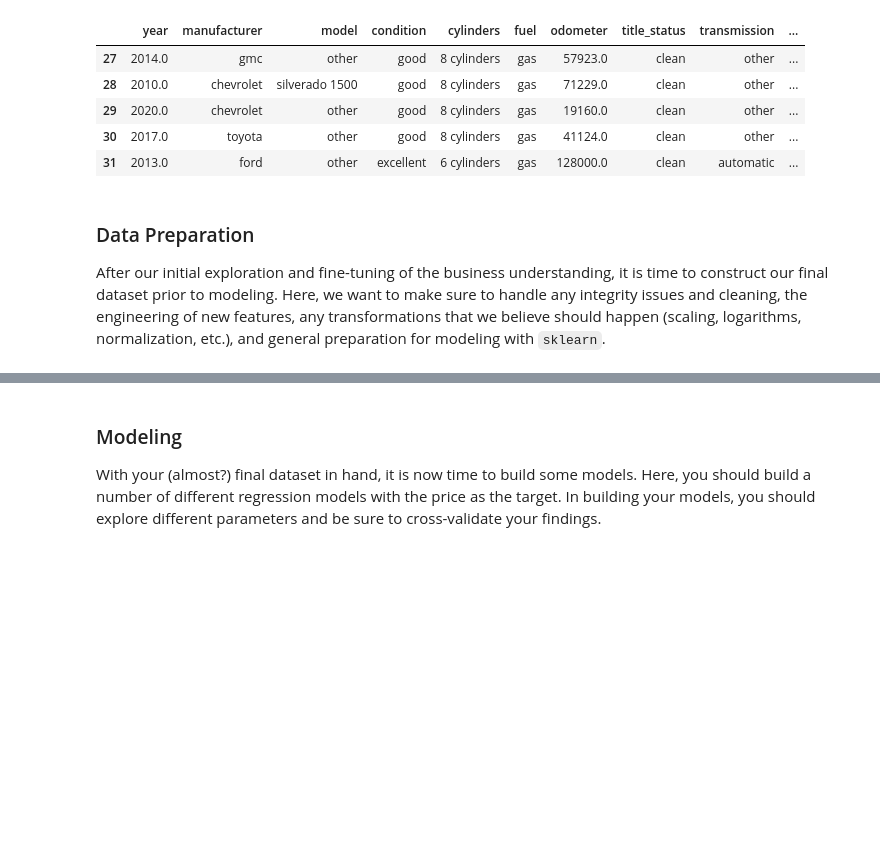
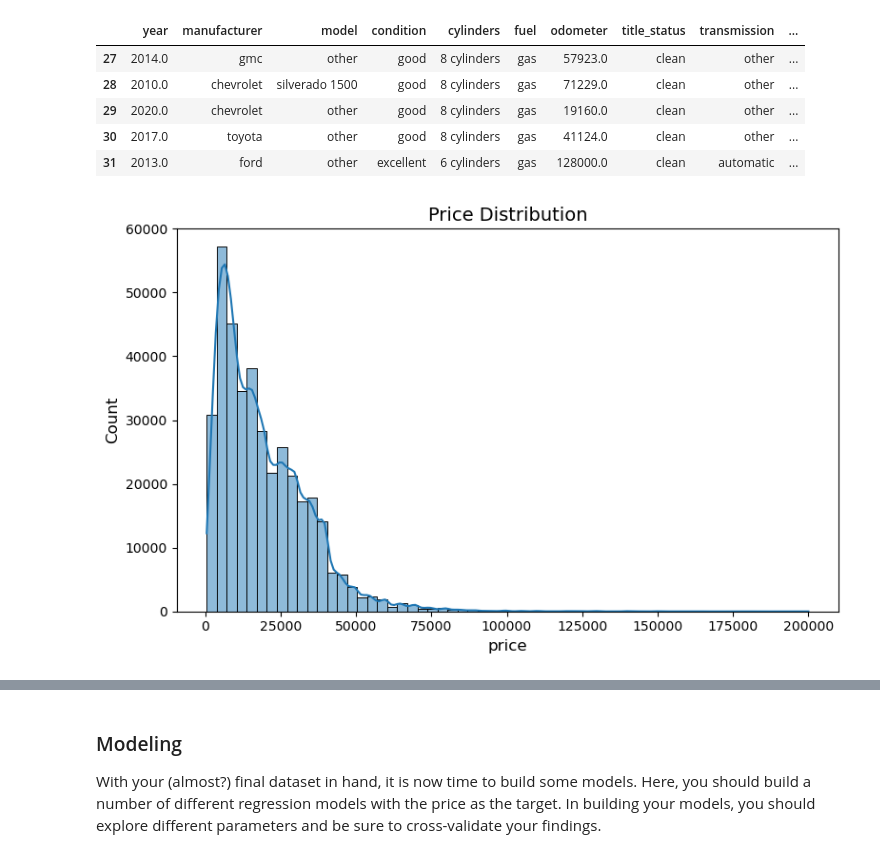
Before and after one commit to mrtajvidi/Machine-Learning, a Jupyter notebook: Module 11 - Practical Application 2/practical_application_II_starter/prompt_II.ipynb, the cells around one changed output, grey strips where cells are left out. Cells and saved outputs as stored; diff of their text form; code cells hidden in the pictures; blank space fills up the shorter version.

Commit message:
Adding some graphs to see the nature of Price data

```diff
--- a/Module 11 - Practical Application 2/practical_application_II_starter/prompt_II.ipynb
+++ b/Module 11 - Practical Application 2/practical_application_II_starter/prompt_II.ipynb
@@ -160,7 +178,9 @@ def collapse_rare(series, min_count=1000):
 
 for col in ["manufacturer","model","region"]:
     if col in df_model.columns:
-        df_model[col] = collapse_rare(df_model[col], min_count=1500)
+        # slightly stricter to reduce OHE width
+        df_model[col] = collapse_rare(df_model[col], min_count=2000)
+
 
 print(df_model.shape)
 df_model.head()
@@ -172,7 +192,13 @@ df_model.head()
 | 29 | 2020.0 | chevrolet | other | good | 8 cylinders | gas | 19160.0 | clean | other | ... |
 | 30 | 2017.0 | toyota | other | good | 8 cylinders | gas | 41124.0 | clean | other | ... |
 | 31 | 2013.0 | ford | other | excellent | 6 cylinders | gas | 128000.0 | clean | automatic | ... |
-# %% [markdown]
-### Data Preparation
-
-After our initial exploration and fine-tuning of the business understanding, it is time to construct our final dataset prior to modeling.  Here, we want to make sure to handle any integrity issues and cleaning, the engineering of new features, any transformations that we believe should happen (scaling, logarithms, normalization, etc.), and general preparation for modeling with `sklearn`.
+# %%
+# Looking at Price distribution
+ax = sns.histplot(df_model[TARGET], bins=60, kde=True)
+ax.set_title("Price Distribution")
+ax.set_xlabel("price")
+plt.tight_layout()
+plt.savefig(os.path.join(IMAGES_DIR, "price_distribution.png"))
+plt.show()
+# %% [output]
+[figure, added]
```
Also changed, not shown: parts of 11 cells of this notebook, 3 other files.
